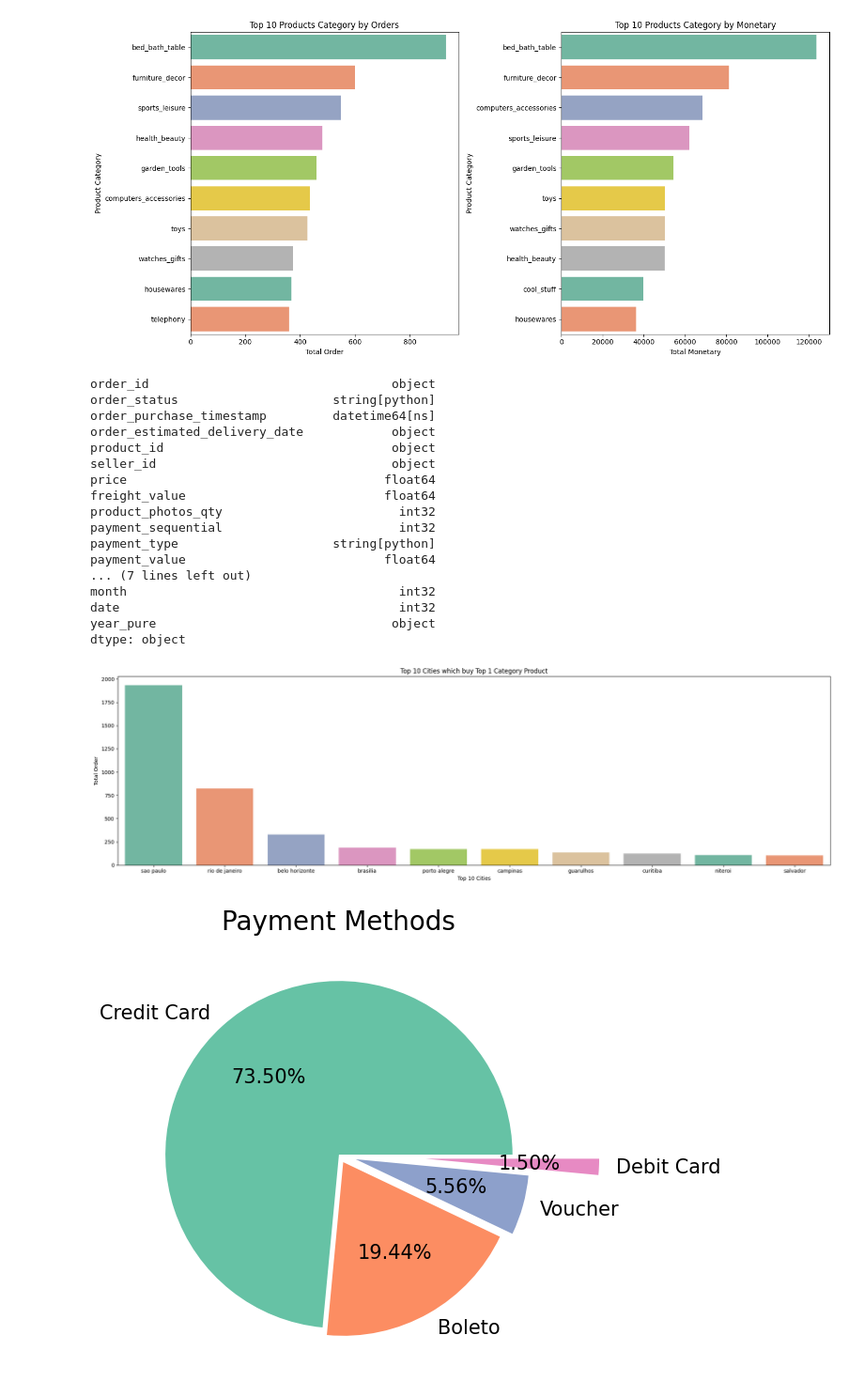
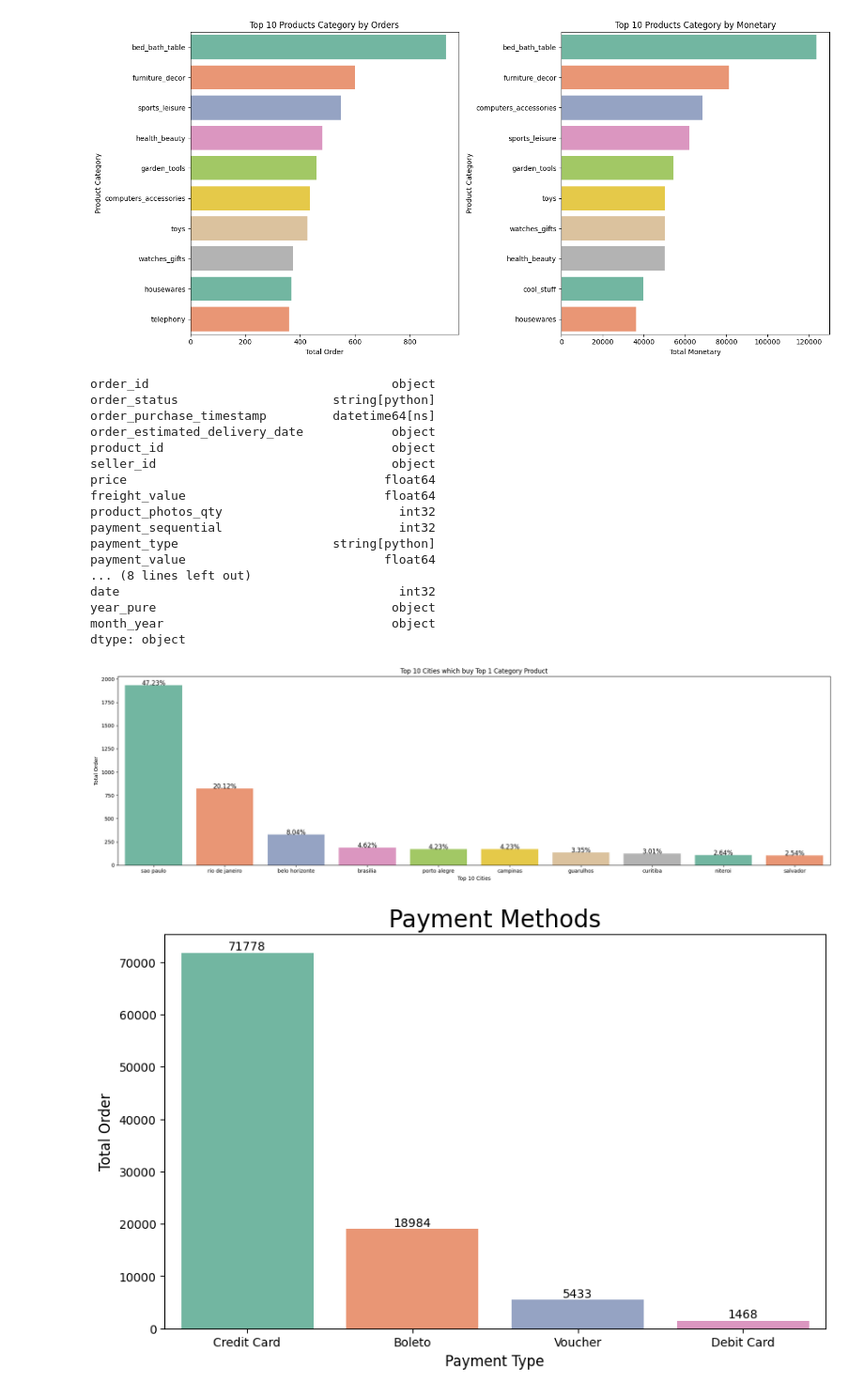
Before and after one commit to Hazard-Nico/EDA-Data-Wrangling-Project-Olist-Dataset, a Jupyter notebook: app.ipynb, the cells around one changed output. Shown at 94% size. Cells and saved outputs as stored; diff of their text form; code cells hidden in the pictures.

```diff
--- a/app.ipynb
+++ b/app.ipynb
@@ -164,10 +184,11 @@ nan_col_olist
 # Drop the row with missing value
 df_olist_filtered.dropna(subset=['payment_type'], inplace = True)
 df_olist_filtered.dropna(subset=["payment_value"], inplace=True)
+df_olist_filtered.dropna(subset=["payment_sequential"], inplace=True)
 # %%
 # Handling missing values for review score
-# We can find mode in all review_score
-rev_score_mode = df_olist_filtered['review_score'].mode()[0]
+# We can find mean for fill the missing review_score
+rev_score_mode = df_olist_filtered['review_score'].mean()
 
 # insert to missing value with rev_score_mode
 df_olist_filtered['review_score'].fillna(rev_score_mode, inplace=True)
@@ -664,10 +706,10 @@ product_photos_qty                        int32
 payment_sequential                        int32
 payment_type                     string[python]
 payment_value                           float64
-... (7 lines left out)
-month                                     int32
+... (8 lines left out)
 date                                      int32
 year_pure                                object
+month_year                               object
 dtype: object
 # %%
 # Get top 10 cities which purchase top 1 of category
@@ -675,10 +717,23 @@ top_20_cities = df_olist_clean[df_olist_clean['product_category_name_english'] =
 
 
 plt.figure(figsize=(20, 6))
-sns.barplot(data=top_20_cities, x='customer_city', y='order_id', palette='Set2')
+# Create a bar plot
+ax = sns.barplot(data=top_20_cities, x='customer_city', y='order_id', palette='Set2')
+
+# Calculate and add percentage labels
+total_orders = top_20_cities['order_id'].sum()
+for p in ax.patches:
+    percentage = f"{100 * p.get_height() / total_orders:.2f}%"
+    x = p.get_x() + p.get_width() / 2
+    y = p.get_height()
+    ax.annotate(percentage, (x, y), ha='center', fontsize=12)
+
+
 plt.title("Top 10 Cities which buy Top 1 Category Product")
 plt.ylabel("Total Order")
 plt.xlabel("Top 10 Cities")
+
+
 
 # Make sure layout is not overlapping
 plt.tight_layout()
@@ -686,26 +741,30 @@ plt.tight_layout()
 # Show the graphs
 plt.show()
 # %% [output]
-[figure, old version]
+[figure, new version]
 # %%
 # Get Top often used payment gateway
 payment_type_counts = df_olist_clean['payment_type'].value_counts()
 
 plt.figure(figsize=(10, 6))
 
 labels = ['Credit Card', 'Boleto', 'Voucher', 'Debit Card']
-explode = (0, 0.05, 0.1, 0.5) # Use explode for looks fragged per pieces of the bar
 
-# Plot the pie chart
-plt.pie(x=payment_type_counts, labels=labels, autopct='%1.2f%%', explode=explode, colors=sns.color_palette('Set2'), textprops={'fontsize': 15})
+# Create a bar plot
+ax = sns.barplot(x=labels, y=payment_type_counts, palette="Set2")
 
-# Set the title
 plt.title('Payment Methods', fontsize=20)
+plt.xlabel('Payment Type', fontsize=12)
+plt.ylabel('Total Order', fontsize=12)
+
+# Show the values for each bar plot
+for i, v in enumerate(payment_type_counts):
+    ax.text(i, v, f"{v}", va='bottom', ha='center', fontsize=10)
 
 # Display the plot
 plt.show()
 # %% [output]
-[figure, old version]
+[figure, new version]
 # %%
 # Get all counts for the review score from a customers
 
```
Also changed, not shown: parts of 6 cells of this notebook.
